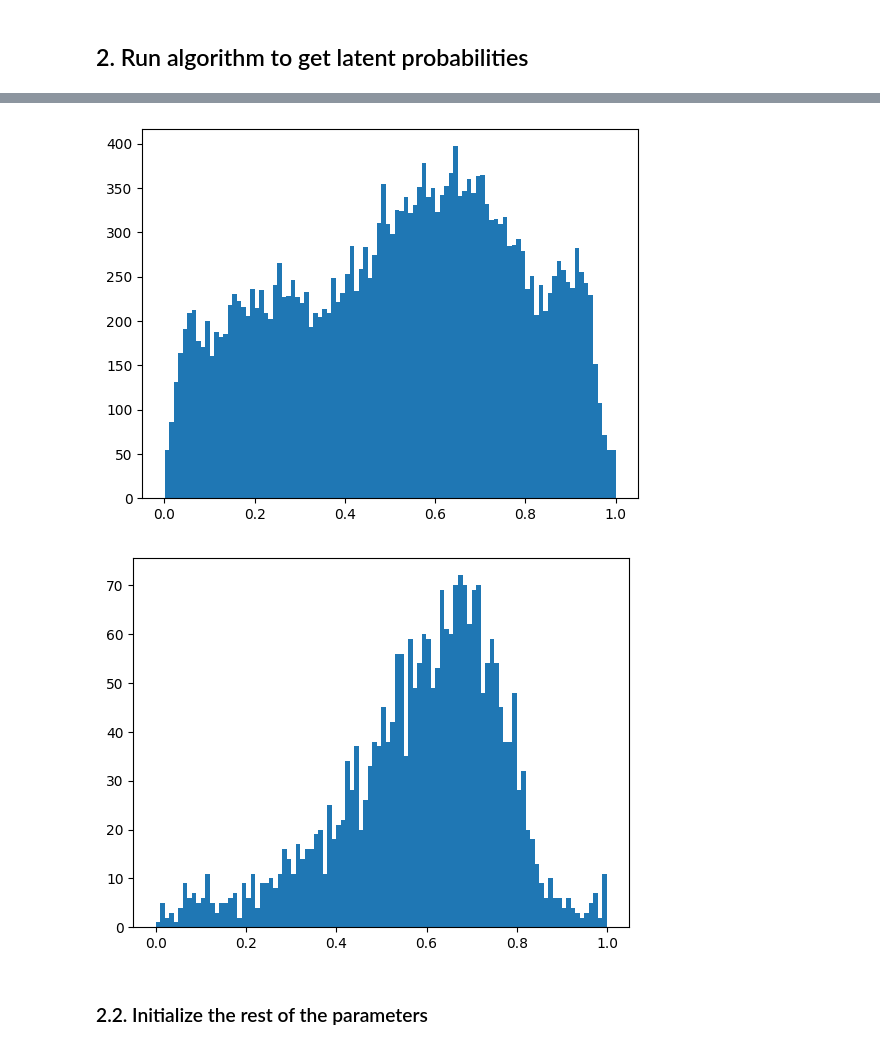
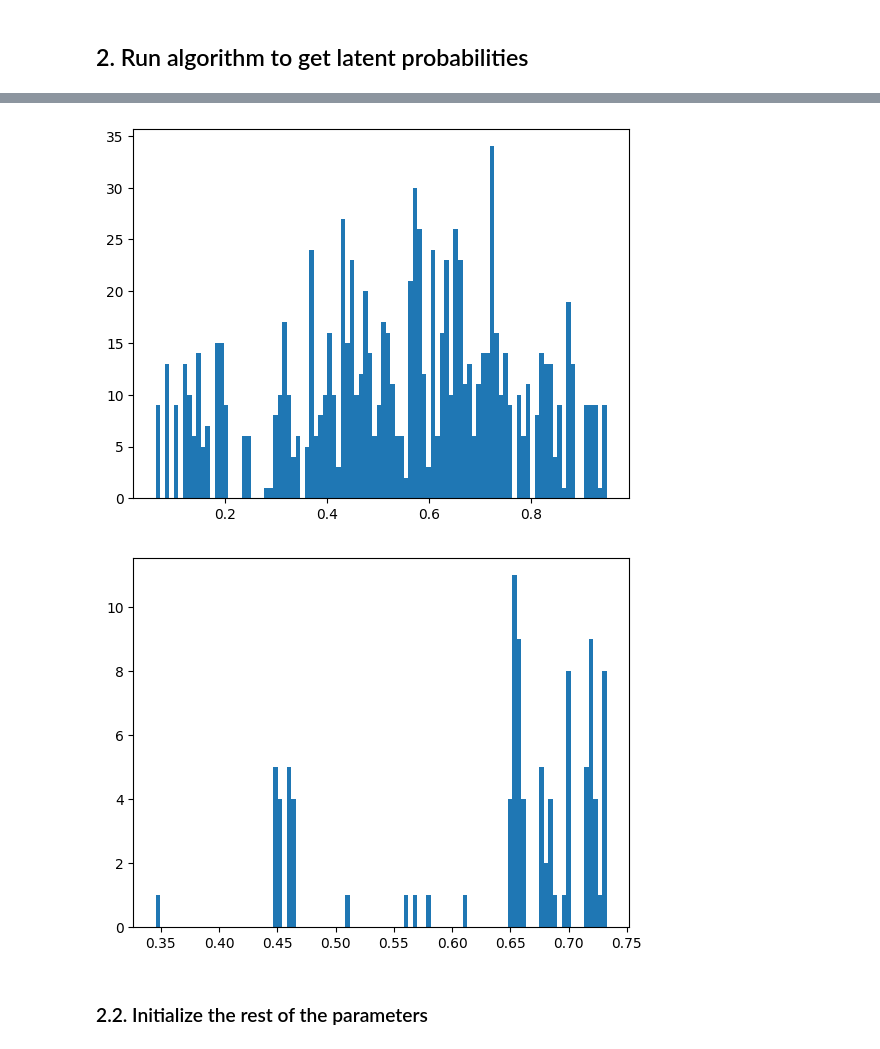
Before and after one commit to cgoldman123/coarse_graining_algorithms, a Jupyter notebook: notebooks/coarse_grain.ipynb, the cells around one changed output, grey strips where cells are left out. Saved outputs shown, nothing was run; the diff lists cells and outputs as text; code cells hidden in the pictures.

```diff
--- a/notebooks/coarse_grain.ipynb
+++ b/notebooks/coarse_grain.ipynb
@@ -75,12 +75,12 @@ noise_seed = 2022
 # %% [markdown]
 ## 2. Run algorithm to get latent probabilities
 # %%
-B_train, B_val = 500, 50       # No. of batches; I changed from 25k to 2.5k for training batches.
+B_train = 10       # No. of batches; I changed from 25k to 2.5k for training batches.
                                  # It's also kind of confusing because a single batch is Ns x T
                                  # instead of multiple Ns x T
                                  #
-T = 5                         # No. of time steps
-kernel  = 30                     # Sliding window
+T = 50                           # No. of time steps
+kernel  = 5                     # Sliding window
 stride = 5                       # how big each jump is
                                  # Here we have consistent input for the entire time period
 
@@ -99,4 +99,18 @@ yG_low, yG_high = np.sqrt(Ns), np.sqrt(Ns)   # These input gains give us binary
 TAP_func=runTAP
 y_train, x_train, r_train = tap.generate_TAPdynamics(theta, params, B_train, T, T_low, T_high, yG_low, yG_high,kernel,stride,TAP_func=TAP_func)
 
-y_val, x_val, r_val = tap.generate_TAPdynamics(theta, params, B_val, T, T_low, T_high, yG_low, yG_high,kernel,stride,TAP_func=TAP_func)
+# Average y and x
+# reshape so the last dimension becomes (num_groups, kernel)
+x_arr_grouped = x_train.reshape(B_train, Ns, T // kernel, kernel)
+# average over each group
+x_arr_avg = x_arr_grouped.mean(axis=-1)
+# Add back the initial state probability
+
+# Reshape y_train
+# first, trim y_train so its time dimension is divisible by kernel
+num_obs_reshaped = y_train.shape[2] // kernel
+y_train_trimmed = y_train[:, : , -num_obs_reshaped * kernel:]
+# reshape so the last dimension becomes (num_groups, kernel)
+y_arr_grouped = y_train_trimmed.reshape(B_train, Ny, num_obs_reshaped, kernel)
+# average over each group
+y_arr_avg = y_arr_grouped.mean(axis=-1)
@@ -194,14 +136,14 @@ plt.show()
 # %%
 # Plot distribution over latents
-plt.hist(x_train.flatten(),100)
+plt.hist(x_arr_avg.flatten(),100)
 plt.show()
 
 # Plot last time step of latents
-plt.hist(x_train[:,-1,:].flatten(),100)
+plt.hist(x_arr_avg[:,-1,:].flatten(),100)
 plt.show()
 # %% [output]
-[figure, old version]
+[figure, new version]
-[figure, old version]
+[figure, new version]
 # %% [markdown]
 ### 2.2. Initialize the rest of the parameters
 # %%
```
Also changed, not shown: parts of 4 cells of this notebook, 4 other files.
